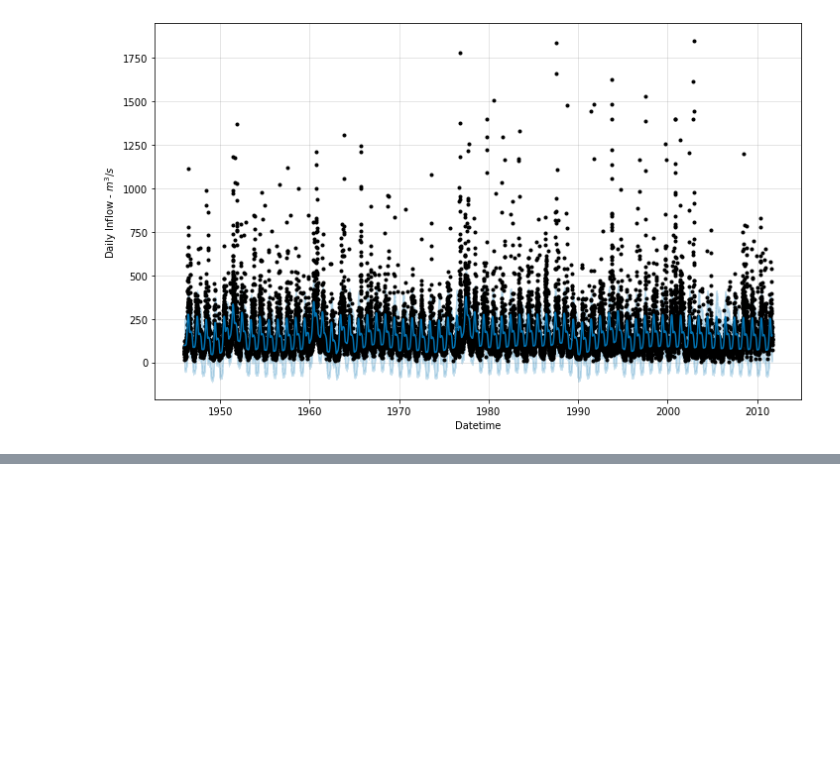
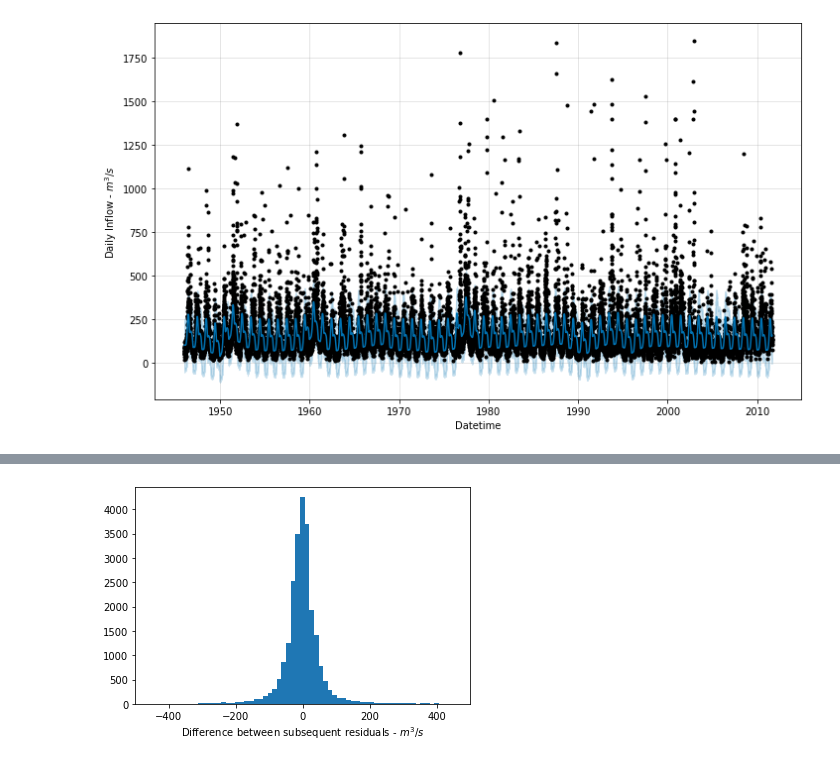
Before and after one commit to francescovidaich964/Como_lake, a Jupyter notebook: Como_lake_daily_data.ipynb, the cells around one changed output, grey strips where cells are left out. Cells and saved outputs as stored; diff of their text form; code cells hidden in the pictures; blank space fills up the shorter version.

Commit message:
Proved correlation between subsequent inflows

```diff
--- a/Como_lake_daily_data.ipynb
+++ b/Como_lake_daily_data.ipynb
@@ -79,0 +98,20 @@ plt.show()
+# %%
+"""
+# Plot histogram of differences between subsequent values
+plt.hist(inflow.y[1:].values - inflow.y[:-1].values, bins=150)
+plt.xlabel('Difference between subsequent inflows - '+r'$m^3/s$')
+plt.xlim((-500,500))
+plt.show()
+"""
+
+# Compute residuals and the diffenence between subsequent values
+residuals = inflow.y - inflow_estim.yhat
+delta_residuals = residuals[1:].values - residuals[:-1].values
+
+# Plot histogram of differences between subsequent residuals
+plt.hist(delta_residuals, bins=150)
+plt.xlabel('Difference between subsequent residuals - '+r'$m^3/s$')
+plt.xlim((-500,500))
+plt.show()
+# %% [output]
+[figure, added]
```
Also changed, not shown: parts of 11 cells of this notebook.
